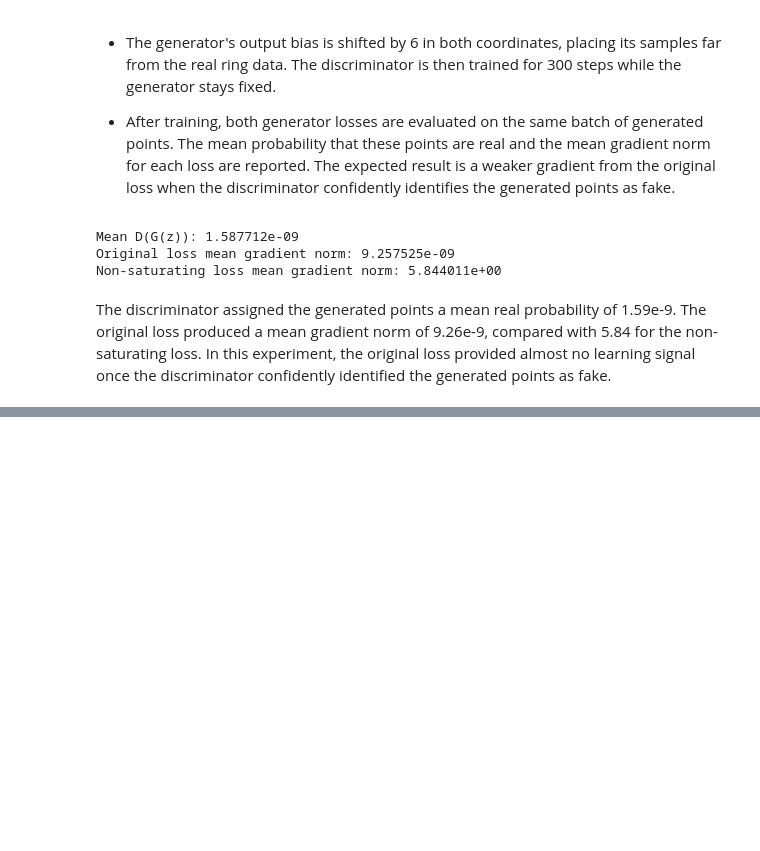
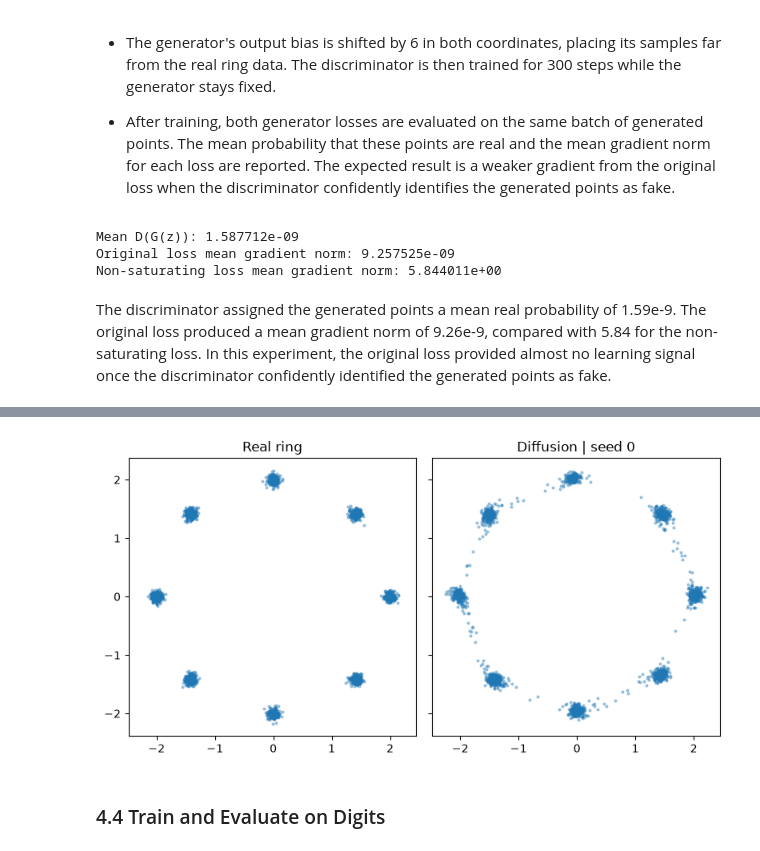
Before and after one commit to dancmartin11/aigc-5500-lab-08-two-ways-to-generate, a Jupyter notebook: daniel_alejandro_castillo_martin_LAB8.ipynb, the cells around one changed output, grey strips where cells are left out. Saved outputs shown, nothing was run; the diff lists cells and outputs as text; code cells hidden in the pictures; blank space fills up the shorter version.

Commit message:
2026-11-22 - Compare GAN variants and evaluate diffusion models.

```diff
--- a/daniel_alejandro_castillo_martin_LAB8.ipynb
+++ b/daniel_alejandro_castillo_martin_LAB8.ipynb
@@ -214,0 +464,23 @@ The discriminator assigned the generated points a mean real probability of 1.59e
+# %%
+# Generate a fixed training set for all three runs
+ring_train, _ = S.ring_of_gaussians(5000, seed = DATA_SEED)
+ring_results = {}
+
+for seed in EXPERIMENT_SEEDS:
+    # Initialize and train a two-dimensional denoiser
+    torch.manual_seed(seed)
+    ring_denoiser = S.Denoiser(d_data = 2, d_hidden = 128, T = len(betas))
+    _, training_seconds = train_diffusion(ring_denoiser, ring_train, betas, seed, steps = 4000, batch_size = 128, lr = 2e-3)
+
+    # Generate 2,000 points with the ancestral sampler
+    sample_rng = torch.Generator().manual_seed(10000 + seed)
+    initial_noise = torch.randn(2000, 2, generator = sample_rng)
+    ring_samples = sample_ancestral(ring_denoiser.eval(), betas, initial_noise, rng = sample_rng)
+
+    # Measure how many modes appear and how often samples land near them
+    modes_covered, share_near_mode = S.mode_coverage(ring_samples)
+    ring_results[seed] = {'samples': ring_samples, 'modes_covered': modes_covered, 'share_near_mode': share_near_mode}
+
+    print(f'Seed {seed} | modes covered: {modes_covered}/8')
+    print(f' | near a mode: {share_near_mode:.1%}')
+    print(f' | training: {training_seconds:.1f} s')
@@ -214,0 +497,19 @@ The discriminator assigned the generated points a mean real probability of 1.59e
+# %%
+# Compare real and generated points at the same scale using the first seed
+plot_seed = EXPERIMENT_SEEDS[0]
+fig, axes = plt.subplots(1, 2, figsize = (8, 4), sharex = True, sharey = True)
+
+# Plot 2,000 points in each panel
+for ax, points, title in [(axes[0], ring_train[:2000], 'Real ring'),(axes[1], ring_results[plot_seed]['samples'], f'Diffusion | seed {plot_seed}'),]:
+    ax.scatter(points[:, 0], points[:, 1], s = 4, alpha = 0.35)
+    ax.set_title(title)
+    ax.set_aspect('equal', adjustable = 'box')
+
+# Save the figure for the README and display it in the notebook
+fig.tight_layout()
+fig.savefig(output_dir / 'diffusion_ring.png', dpi = 150, bbox_inches = 'tight')
+plt.show()
+# %% [output]
+[figure, added]
+# %% [markdown]
+### 4.4 Train and Evaluate on Digits
```
Also changed, not shown: parts of 26 cells of this notebook, 6 other files.
